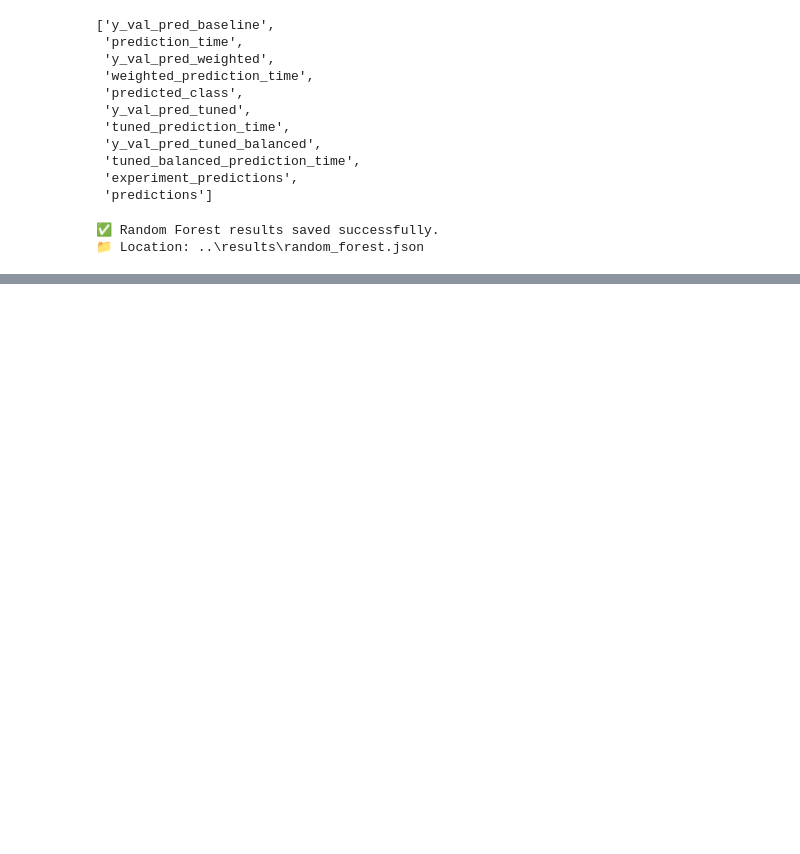
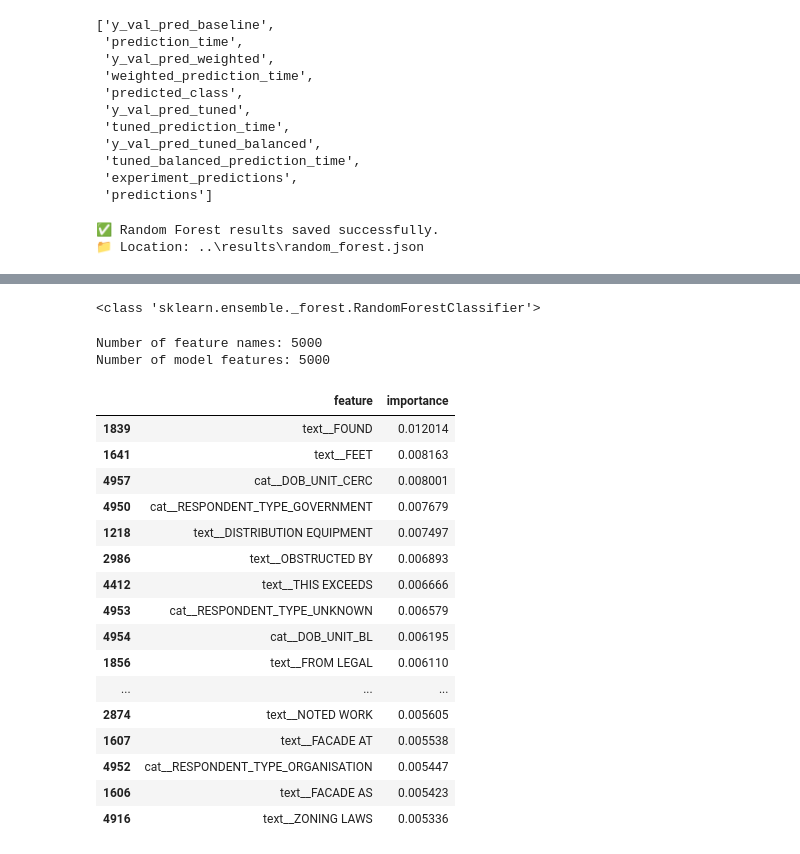
Before and after one commit to gima2003/BuildSafe-AI, a Jupyter notebook: notebooks/Random_Forest_BuildSafe_Stage6_7.ipynb, the cells around one changed output, grey strips where cells are left out. Saved outputs shown, nothing was run; the diff lists cells and outputs as text; code cells hidden in the pictures; blank space fills up the shorter version.

Commit message:
Complete Random Forest model evaluation and selection

```diff
--- a/notebooks/Random_Forest_BuildSafe_Stage6_7.ipynb
+++ b/notebooks/Random_Forest_BuildSafe_Stage6_7.ipynb
@@ -1629,3 +1669,12 @@ print(f"📁 Location: {RESULTS / 'random_forest.json'}")
 # %% [output]
 ✅ Random Forest results saved successfully.
 📁 Location: ..\results\random_forest.json
+# %%
+import pandas as pd
+
+feature_names_df = pd.read_csv(
+    "../notebooks/artifacts/feature_names_tree.csv"
+)
+
+print(feature_names_df.head())
+print(feature_names_df.shape)
@@ -1631,0 +1689,48 @@ print(f"📁 Location: {RESULTS / 'random_forest.json'}")
+# %%
+import joblib
+
+model = joblib.load(
+    "../models/random_forest_class_weighted.pkl"
+)
+
+print(type(model))
+# %% [output]
+<class 'sklearn.ensemble._forest.RandomForestClassifier'>
+# %%
+feature_names = feature_names_df["feature"].tolist()
+
+print("Number of feature names:", len(feature_names))
+print("Number of model features:", len(model.feature_importances_))
+# %% [output]
+Number of feature names: 5000
+Number of model features: 5000
+# %%
+importance = pd.DataFrame({
+    "feature": feature_names,
+    "importance": model.feature_importances_
+})
+
+importance = importance.sort_values(
+    "importance",
+    ascending=False
+)
+
+importance.head(20)
+# %% [output]
+|  | feature | importance |
+| 1839 | text__FOUND | 0.012014 |
+| 1641 | text__FEET | 0.008163 |
+| 4957 | cat__DOB_UNIT_CERC | 0.008001 |
+| 4950 | cat__RESPONDENT_TYPE_GOVERNMENT | 0.007679 |
+| 1218 | text__DISTRIBUTION EQUIPMENT | 0.007497 |
+| 2986 | text__OBSTRUCTED BY | 0.006893 |
+| 4412 | text__THIS EXCEEDS | 0.006666 |
+| 4953 | cat__RESPONDENT_TYPE_UNKNOWN | 0.006579 |
+| 4954 | cat__DOB_UNIT_BL | 0.006195 |
+| 1856 | text__FROM LEGAL | 0.006110 |
+| ... | ... | ... |
+| 2874 | text__NOTED WORK | 0.005605 |
+| 1607 | text__FACADE AT | 0.005538 |
+| 4952 | cat__RESPONDENT_TYPE_ORGANISATION | 0.005447 |
+| 1606 | text__FACADE AS | 0.005423 |
+| 4916 | text__ZONING LAWS | 0.005336 |
```
Also changed, not shown: parts of 14 cells of this notebook.
